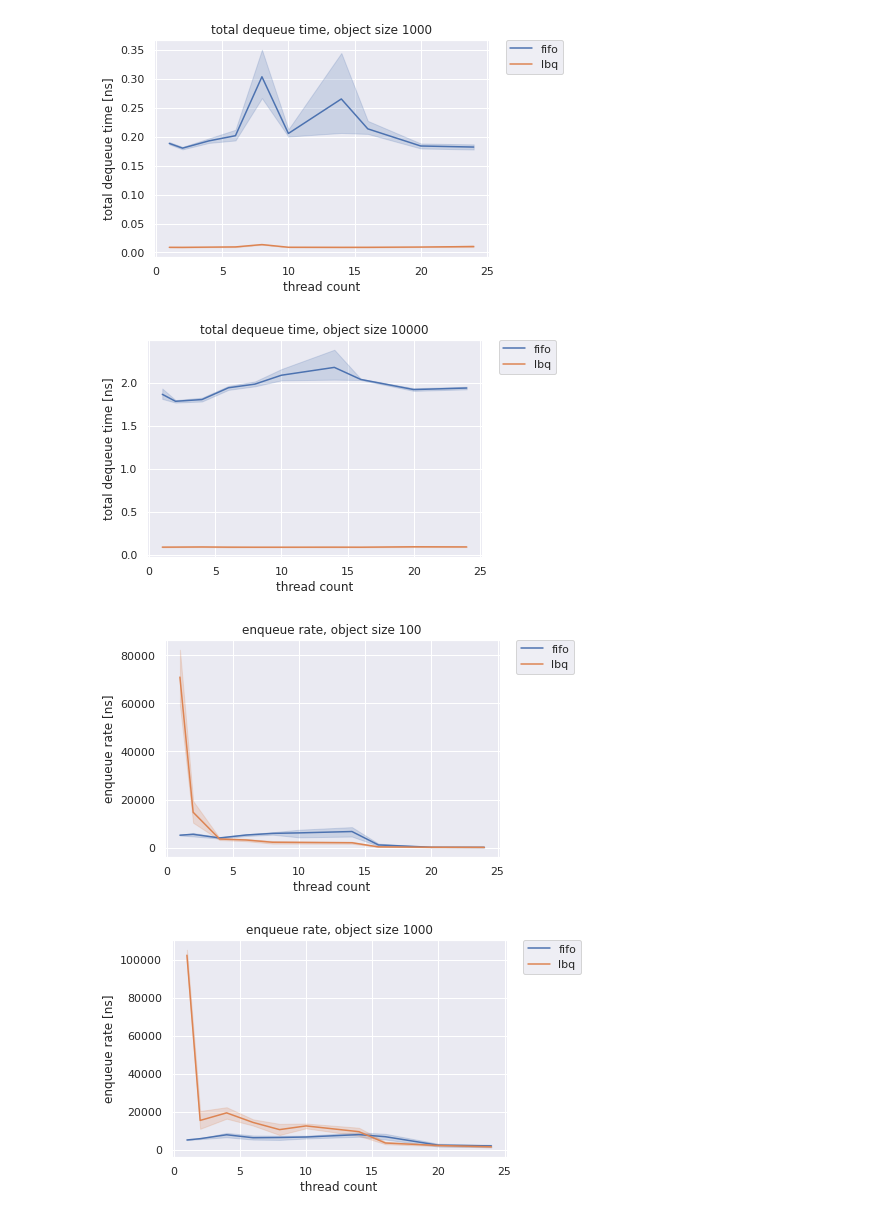
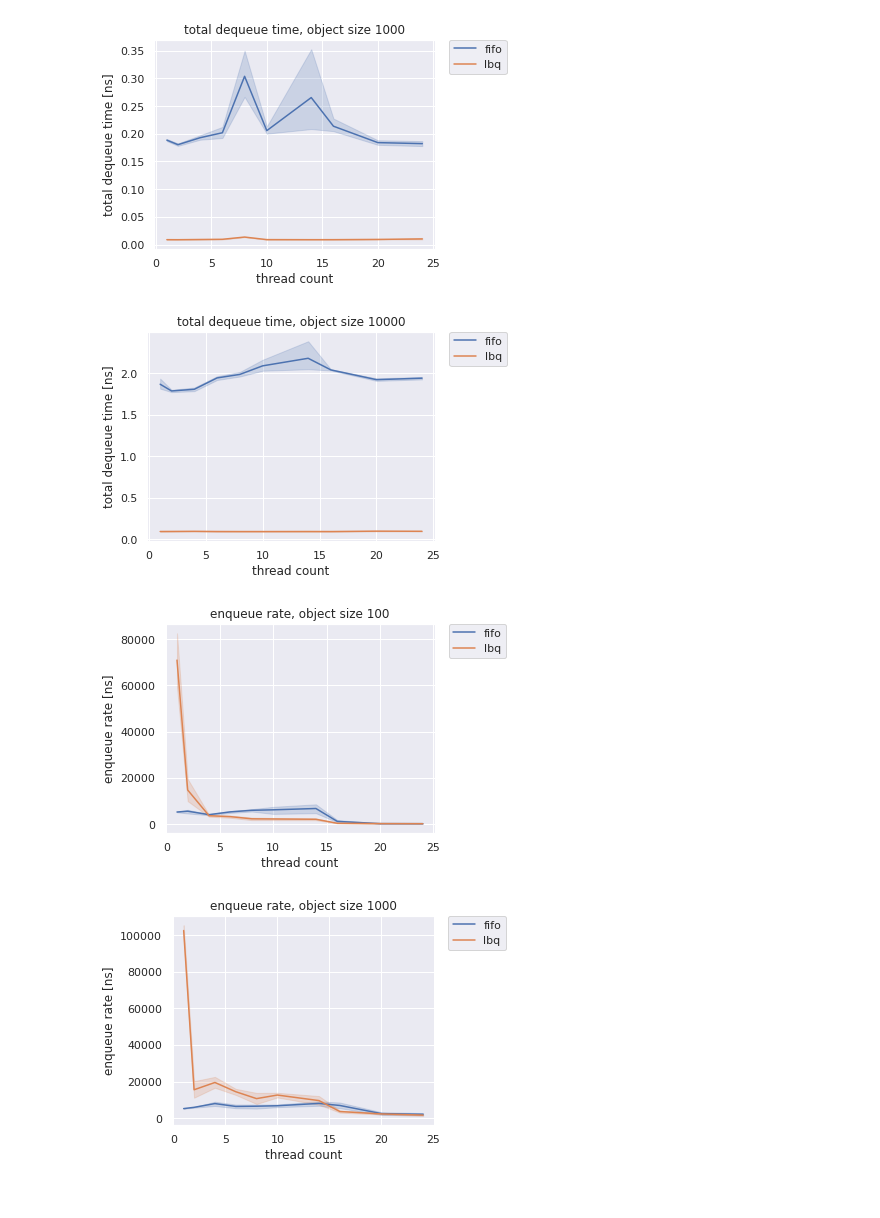
Before and after one commit to hitimr/mp_fifo_queue, a Jupyter notebook: scripts/plots _v02.ipynb, the cells around one changed output. Saved outputs shown, nothing was run; the diff lists cells and outputs as text; code cells hidden in the pictures.

```diff
--- a/scripts/plots _v02.ipynb
+++ b/scripts/plots _v02.ipynb
@@ -101,35 +119,39 @@ plt.savefig('./plots/totdeq100.png')
 # %%
 dequeue = sns.lineplot(x="thread count", y="total dequeue time", label="fifo", data=fifo1000)
 dequeue = sns.lineplot(x="thread count", y="total dequeue time", label="lbq", data=lbq1000)
 dequeue.legend(bbox_to_anchor=(1.05, 1), loc=2, borderaxespad=0.)
 dequeue.set(xlabel ="thread count", ylabel = "total dequeue time [ns]", title ="total dequeue time, object size 1000")
+plt.tight_layout()
 plt.savefig('./plots/totdeq1000.png')
 # %% [output]
-[figure, old version]
+[figure, new version]
 # %%
 dequeue = sns.lineplot(x="thread count", y="total dequeue time", label="fifo", data=fifo10000)
 dequeue = sns.lineplot(x="thread count", y="total dequeue time", label="lbq", data=lbq10000)
 dequeue.legend(bbox_to_anchor=(1.05, 1), loc=2, borderaxespad=0.)
 dequeue.set(xlabel ="thread count", ylabel = "total dequeue time [ns]", title ="total dequeue time, object size 10000")
+plt.tight_layout()
 plt.savefig('./plots/totdeq10000.png')
 # %% [output]
-[figure, old version]
+[figure, new version]
 # %%
 dequeue = sns.lineplot(x="thread count", y="enqueue rate", label="fifo", data=fifo100)
 dequeue = sns.lineplot(x="thread count", y="enqueue rate", label="lbq", data=lbq100)
 dequeue.legend(bbox_to_anchor=(1.05, 1), loc=2, borderaxespad=0.)
 dequeue.set(xlabel ="thread count", ylabel = "enqueue rate [ns]", title ="enqueue rate, object size 100")
+plt.tight_layout()
 plt.savefig('./plots/enqR100.png')
 # %% [output]
-[figure, old version]
+[figure, new version]
 # %%
 dequeue = sns.lineplot(x="thread count", y="enqueue rate", label="fifo", data=fifo1000)
 dequeue = sns.lineplot(x="thread count", y="enqueue rate", label="lbq", data=lbq1000)
 dequeue.legend(bbox_to_anchor=(1.05, 1), loc=2, borderaxespad=0.)
 dequeue.set(xlabel ="thread count", ylabel = "enqueue rate [ns]", title ="enqueue rate, object size 1000")
+plt.tight_layout()
 plt.savefig('./plots/enqR1000.png')
 # %% [output]
-[figure, old version]
+[figure, new version]
 # %%
 dequeue = sns.lineplot(x="thread count", y="enqueue rate", label="fifo", data=fifo10000)
 dequeue = sns.lineplot(x="thread count", y="enqueue rate", label="lbq", data=lbq10000)
```
Also changed, not shown: parts of 11 cells of this notebook, 24 other files.
